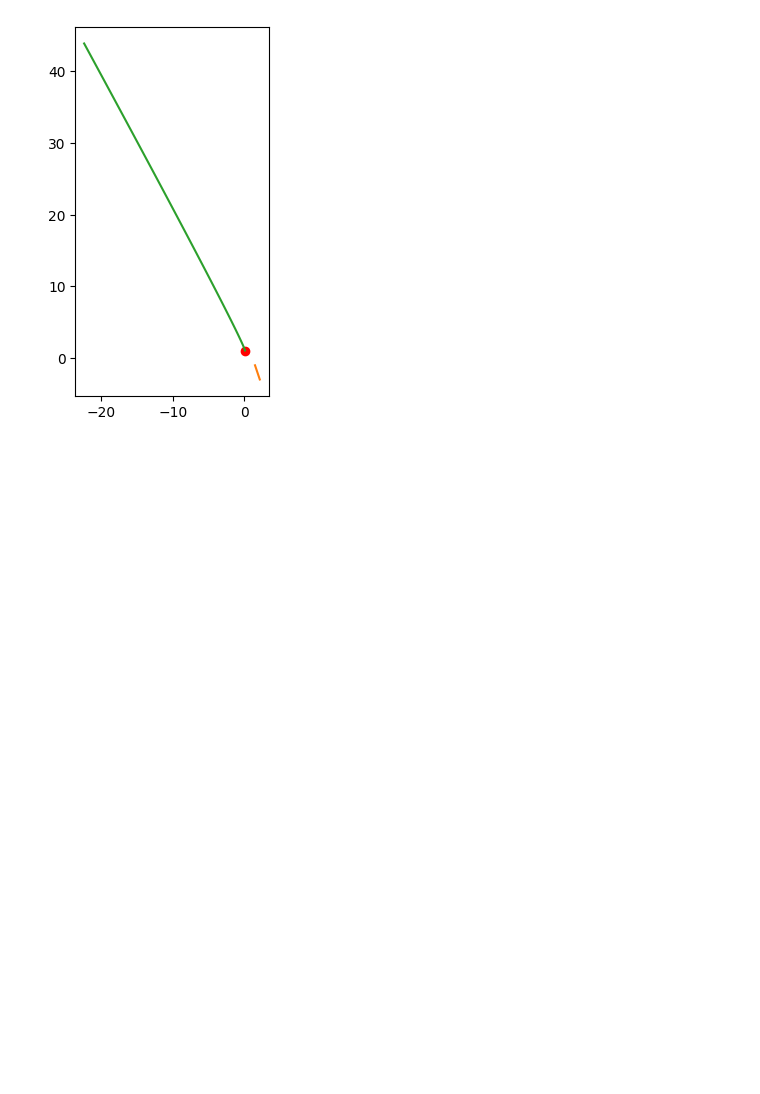
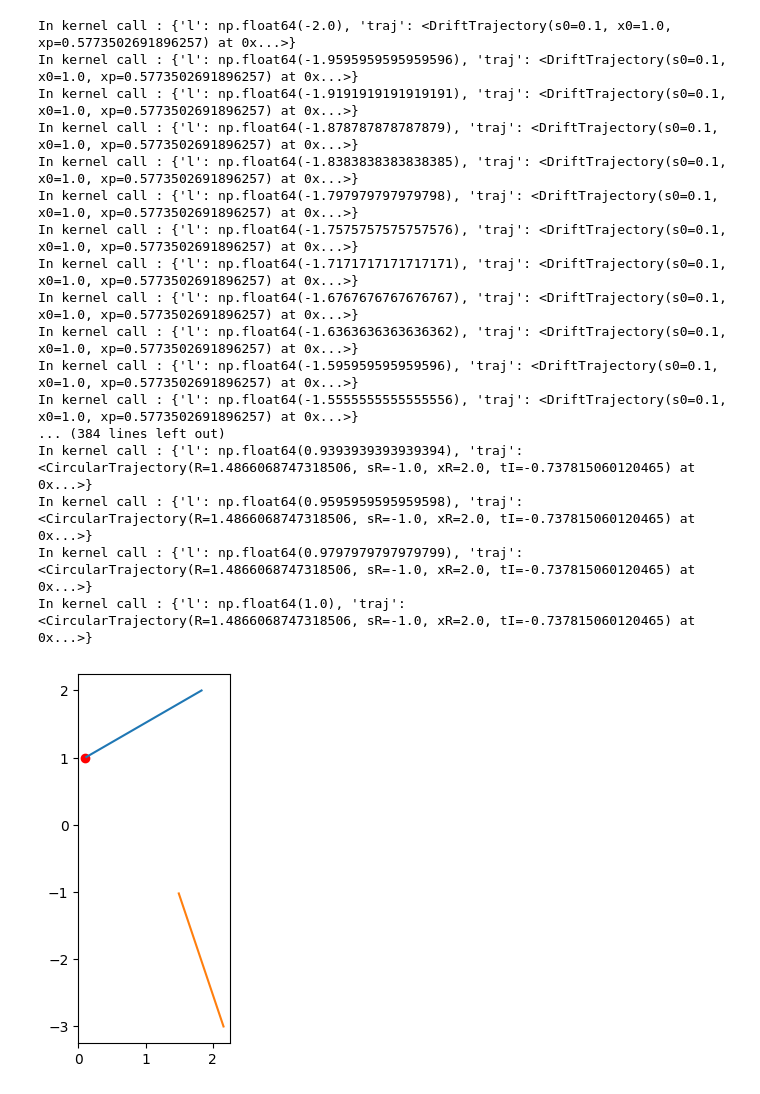
Before and after one commit to xsuite/xcoll, a Jupyter notebook: xcoll/geometry/test_geometry.ipynb, the cells around one changed output. Saved outputs shown, nothing was run; the diff lists cells and outputs as text; code cells hidden in the pictures; blank space fills up the shorter version.

```diff
--- a/xcoll/geometry/test_geometry.ipynb
+++ b/xcoll/geometry/test_geometry.ipynb
@@ -23,20 +26,37 @@ Done compiling ContextCpu kernels.
 # %%
 l = np.linspace(-2, 2, 100)
 drift_s = [drift.func_s(l=ll) for ll in l]
 drift_x = [drift.func_x(l=ll) for ll in l]
 circ_s = [circ.func_s(l=ll/2) for ll in l]
 circ_x = [circ.func_x(l=ll/2) for ll in l]
-mcs_s = [mcs.func_s(l=ll) for ll in l]
-mcs_x = [mcs.func_x(l=ll) for ll in l]
+# mcs_s = [mcs.func_s(l=ll) for ll in l]
+# mcs_x = [mcs.func_x(l=ll) for ll in l]
 
 _, ax = plt.subplots()
 ax.plot(drift_s, drift_x)
 ax.plot(circ_s, circ_x)
-ax.plot(mcs_s, mcs_x)
+# ax.plot(mcs_s, mcs_x)
 ax.scatter([s0], [x0], color='red')
 ax.set_aspect('equal', 'box')
 # %% [output]
+In kernel call : {'l': np.float64(-2.0), 'traj': <DriftTrajectory(s0=0.1, x0=1.0, xp=0.5773502691896257) at 0x...>}
+In kernel call : {'l': np.float64(-1.9595959595959596), 'traj': <DriftTrajectory(s0=0.1, x0=1.0, xp=0.5773502691896257) at 0x...>}
+In kernel call : {'l': np.float64(-1.9191919191919191), 'traj': <DriftTrajectory(s0=0.1, x0=1.0, xp=0.5773502691896257) at 0x...>}
+In kernel call : {'l': np.float64(-1.878787878787879), 'traj': <DriftTrajectory(s0=0.1, x0=1.0, xp=0.5773502691896257) at 0x...>}
+In kernel call : {'l': np.float64(-1.8383838383838385), 'traj': <DriftTrajectory(s0=0.1, x0=1.0, xp=0.5773502691896257) at 0x...>}
+In kernel call : {'l': np.float64(-1.797979797979798), 'traj': <DriftTrajectory(s0=0.1, x0=1.0, xp=0.5773502691896257) at 0x...>}
+In kernel call : {'l': np.float64(-1.7575757575757576), 'traj': <DriftTrajectory(s0=0.1, x0=1.0, xp=0.5773502691896257) at 0x...>}
+In kernel call : {'l': np.float64(-1.7171717171717171), 'traj': <DriftTrajectory(s0=0.1, x0=1.0, xp=0.5773502691896257) at 0x...>}
+In kernel call : {'l': np.float64(-1.6767676767676767), 'traj': <DriftTrajectory(s0=0.1, x0=1.0, xp=0.5773502691896257) at 0x...>}
+In kernel call : {'l': np.float64(-1.6363636363636362), 'traj': <DriftTrajectory(s0=0.1, x0=1.0, xp=0.5773502691896257) at 0x...>}
+In kernel call : {'l': np.float64(-1.595959595959596), 'traj': <DriftTrajectory(s0=0.1, x0=1.0, xp=0.5773502691896257) at 0x...>}
+In kernel call : {'l': np.float64(-1.5555555555555556), 'traj': <DriftTrajectory(s0=0.1, x0=1.0, xp=0.5773502691896257) at 0x...>}
+... (384 lines left out)
+In kernel call : {'l': np.float64(0.9393939393939394), 'traj': <CircularTrajectory(R=1.4866068747318506, sR=-1.0, xR=2.0, tI=-0.737815060120465) at 0x...>}
+In kernel call : {'l': np.float64(0.9595959595959598), 'traj': <CircularTrajectory(R=1.4866068747318506, sR=-1.0, xR=2.0, tI=-0.737815060120465) at 0x...>}
+In kernel call : {'l': np.float64(0.9797979797979799), 'traj': <CircularTrajectory(R=1.4866068747318506, sR=-1.0, xR=2.0, tI=-0.737815060120465) at 0x...>}
+In kernel call : {'l': np.float64(1.0), 'traj': <CircularTrajectory(R=1.4866068747318506, sR=-1.0, xR=2.0, tI=-0.737815060120465) at 0x...>}
-[figure, old version]
+[figure, new version]
 # %%
 %load_ext autoreload
 %autoreload 2
```
Also changed, not shown: parts of 1 cell of this notebook, 1 other file.
